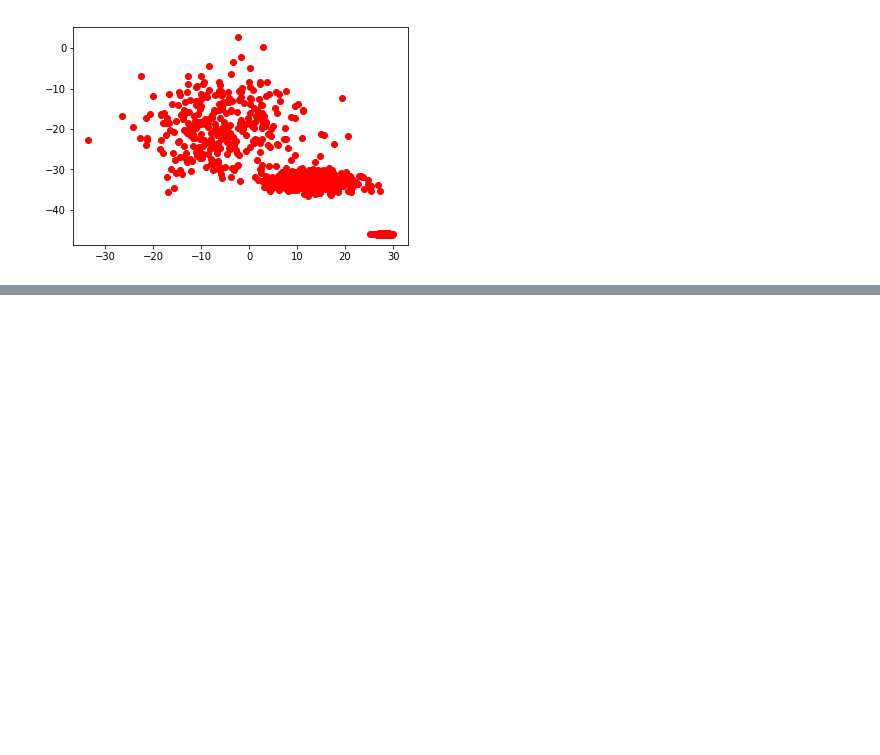
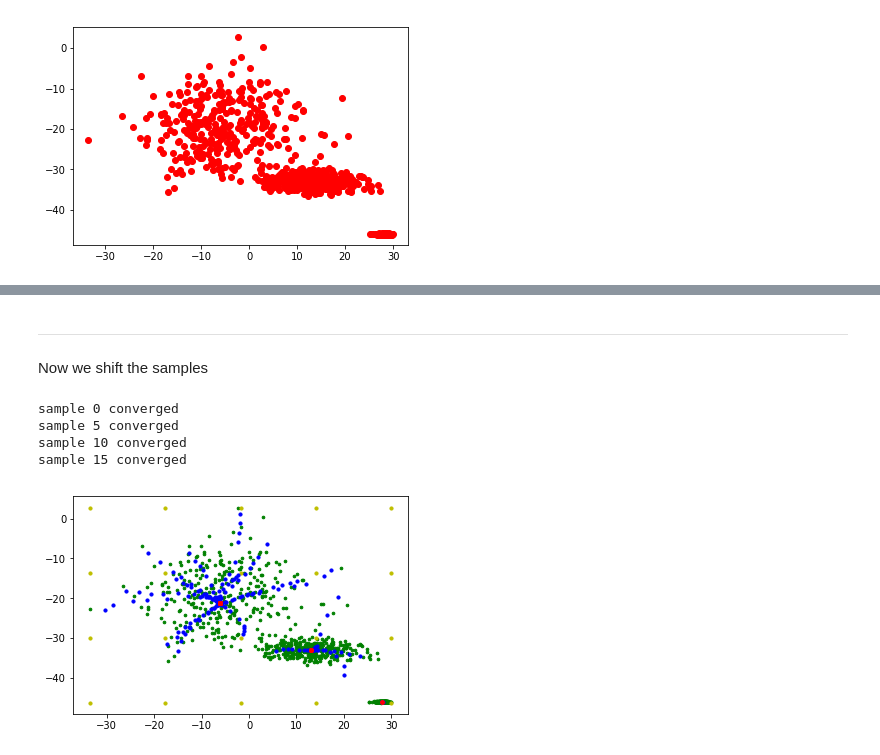
Before and after one commit to lashoun/contrast-learning, a Jupyter notebook: first_draft.ipynb, the cells around one changed output, grey strips where cells are left out. Drawn from its saved outputs; the diff is of its cells as text; code cells hidden in the pictures; blank space fills up the shorter version.

```diff
--- a/first_draft.ipynb
+++ b/first_draft.ipynb
@@ -95,0 +138,48 @@ Initial Centroids
+# %% [markdown]
+---
+Now we shift the samples
+# %%
+fig, ax = plt.subplots()
+samples = np.copy(OLD_SAMPLES)
+at_peak = np.full(len(samples), False, dtype=bool)
+
+def shift(p):
+    shift_coord = np.zeros((NB_FEATURES))
+    scale_factor = 0
+    for i,_ in enumerate(X):
+        # numerator
+        d = dist(p, X[i])
+        weight = gaussian_kernel(d, KERNEL_BANDWIDTH)
+        for j,_ in enumerate(shift_coord):
+            shift_coord[j] += X[i][j] * weight
+        # demonimator
+        scale_factor += weight
+    for j,_ in enumerate(shift_coord):
+        shift_coord[j] = shift_coord[j] / scale_factor
+    return shift_coord
+
+for i,_ in enumerate(samples):
+    if i%5==1:
+        print("sample {} converged".format(i-1))
+    count = 0
+    while not at_peak[i]:
+        if count==0:
+            ax.scatter(samples[i][0], samples[i][1], s=10, c=colors[3], zorder = 1)
+        elif count<5 or count%3 == 0:
+            ax.scatter(samples[i][0], samples[i][1], s=10, c=colors[2], zorder = 1)
+        new_sample = shift(samples[i])
+        if np.all(np.abs(new_sample - samples[i]) < EPS):
+            at_peak[i] = True
+        samples[i] = new_sample
+        count += 1
+
+for i,_ in enumerate(X):
+    ax.scatter(X[i][0], X[i][1], s=7, c=colors[1], zorder = 0)
+for i,_ in enumerate(samples):
+    ax.scatter(samples[i][0], samples[i][1], s=15, c=colors[0], zorder = 2)
+# %% [output]
+sample 0 converged
+sample 5 converged
+sample 10 converged
+sample 15 converged
+[figure, added]
```
Also changed, not shown: parts of 16 cells of this notebook, 3 other files.
